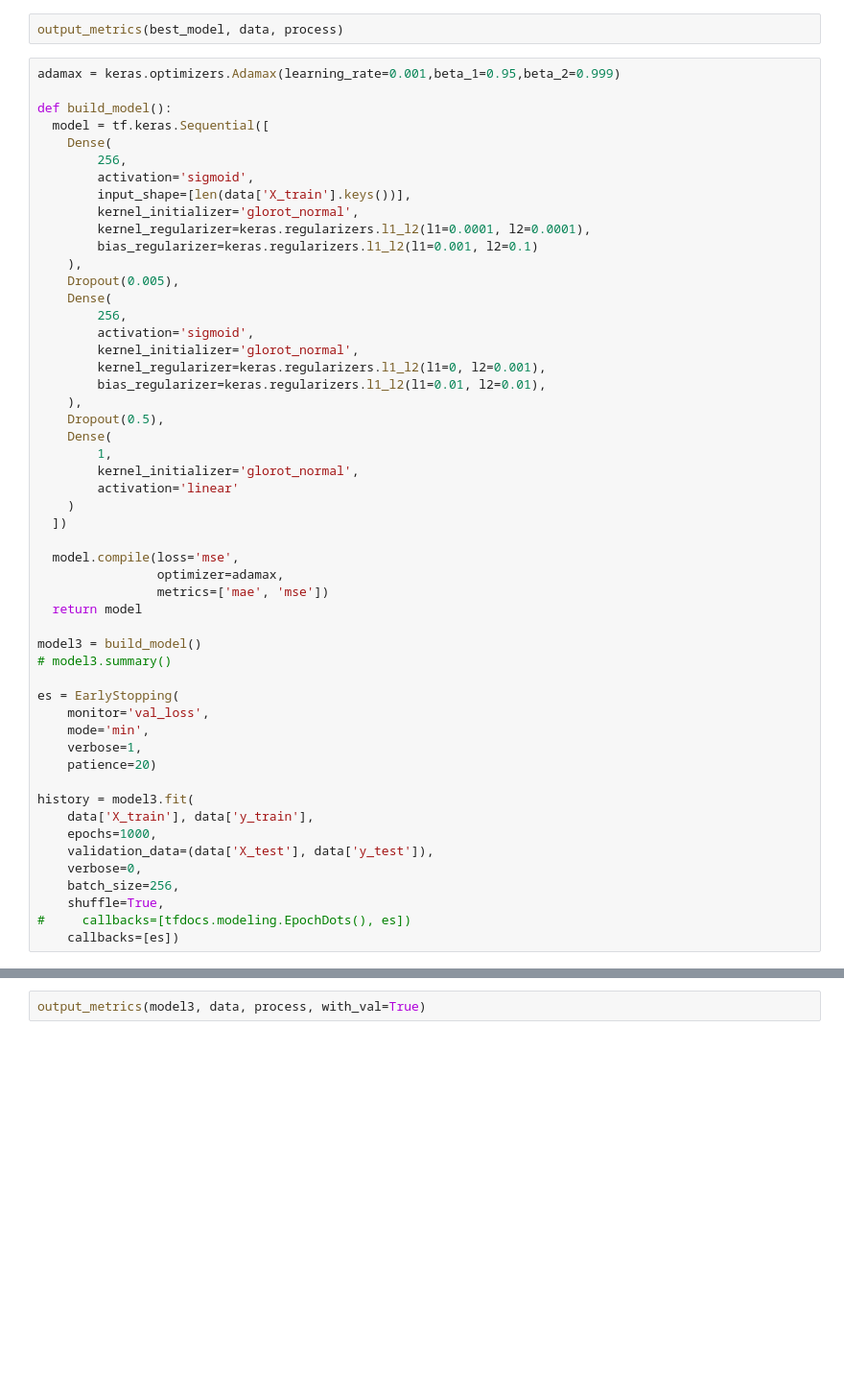
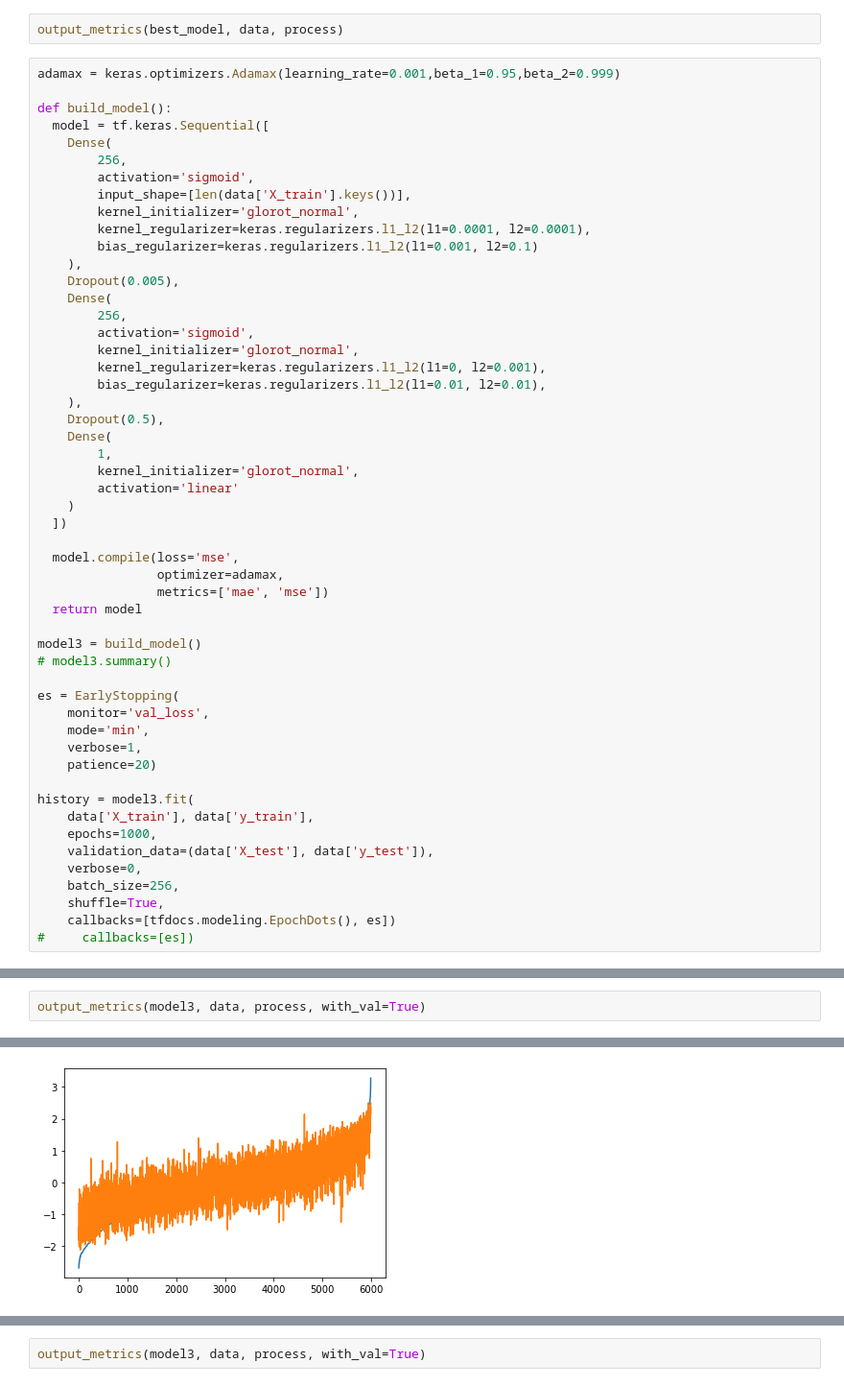
Before and after one commit to BondarenkoStas/thesis, a Jupyter notebook: keras.ipynb, the cells around one changed output, grey strips where cells are left out. Shown at 96% size. Saved outputs shown, nothing was run; the diff lists cells and outputs as text; blank space fills up the shorter version.

```diff
--- a/keras.ipynb
+++ b/keras.ipynb
@@ -794,6 +907,6 @@ history = model3.fit(
     verbose=0,
     batch_size=256,
     shuffle=True,
-#     callbacks=[tfdocs.modeling.EpochDots(), es])
-    callbacks=[es])
+    callbacks=[tfdocs.modeling.EpochDots(), es])
+#     callbacks=[es])
 # %% [output]
@@ -800,0 +919,3 @@ Epoch 00182: early stopping
+# %%
+output_metrics(model3, data, process, with_val=True)
+# %% [output]
@@ -800,0 +933 @@ Epoch 00182: early stopping
+[figure, added]
```
Also changed, not shown: parts of 10 cells of this notebook, 6 other files.
